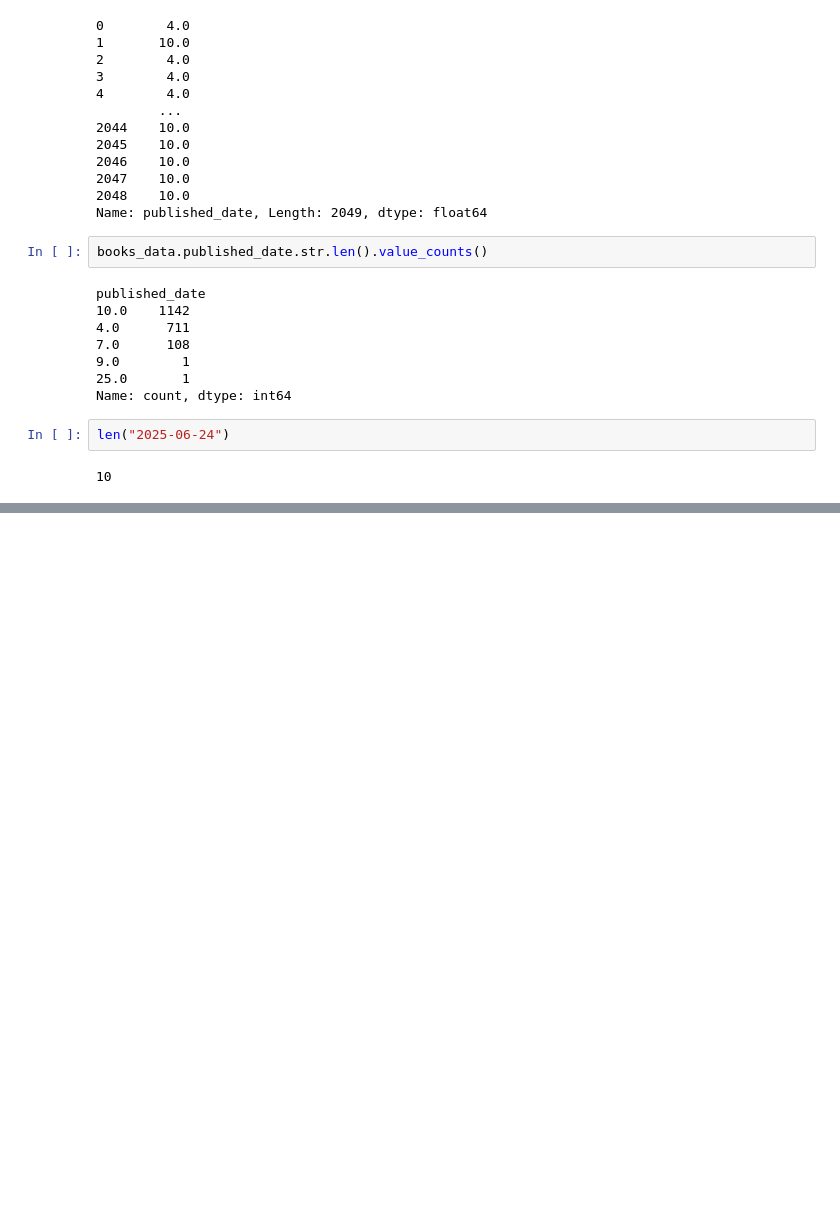
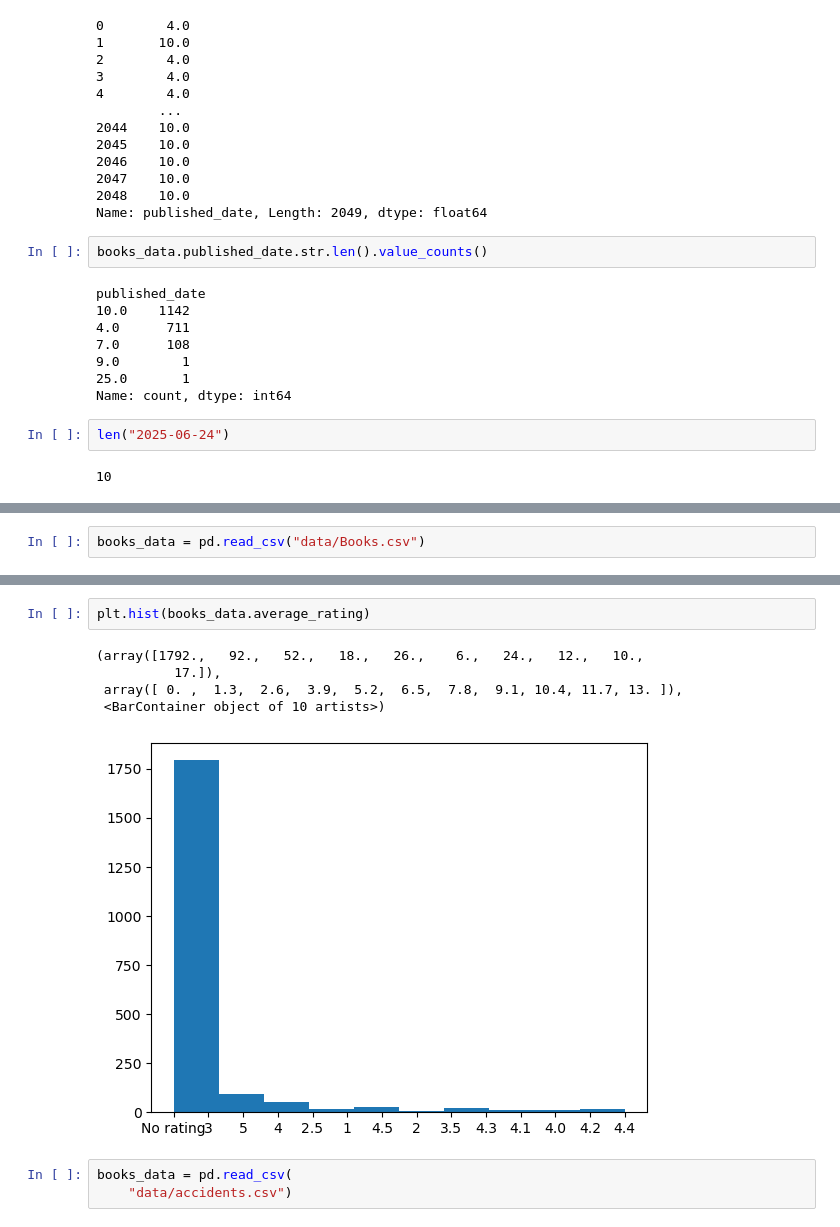
Before and after one commit to tproykov/DataScience, a Jupyter notebook: 01DataAquisition/01DataAquisition.ipynb, the cells around one changed output, grey strips where cells are left out. Drawn from its saved outputs; the diff is of its cells as text; blank space fills up the shorter version.

```diff
--- a/01DataAquisition/01DataAquisition.ipynb
+++ b/01DataAquisition/01DataAquisition.ipynb
@@ -221,0 +237,2 @@ books_data[
+# %%
+books_data = pd.read_csv("data/Books.csv")
@@ -221,0 +255,11 @@ books_data[
+# %%
+plt.hist(books_data.average_rating)
+# %% [output]
+(array([1792.,   92.,   52.,   18.,   26.,    6.,   24.,   12.,   10.,
+          17.]),
+ array([ 0. ,  1.3,  2.6,  3.9,  5.2,  6.5,  7.8,  9.1, 10.4, 11.7, 13. ]),
+ <BarContainer object of 10 artists>)
+[figure, added]
+# %%
+books_data = pd.read_csv(
+    "data/accidents.csv")
```
Also changed, not shown: parts of 2 cells of this notebook.
